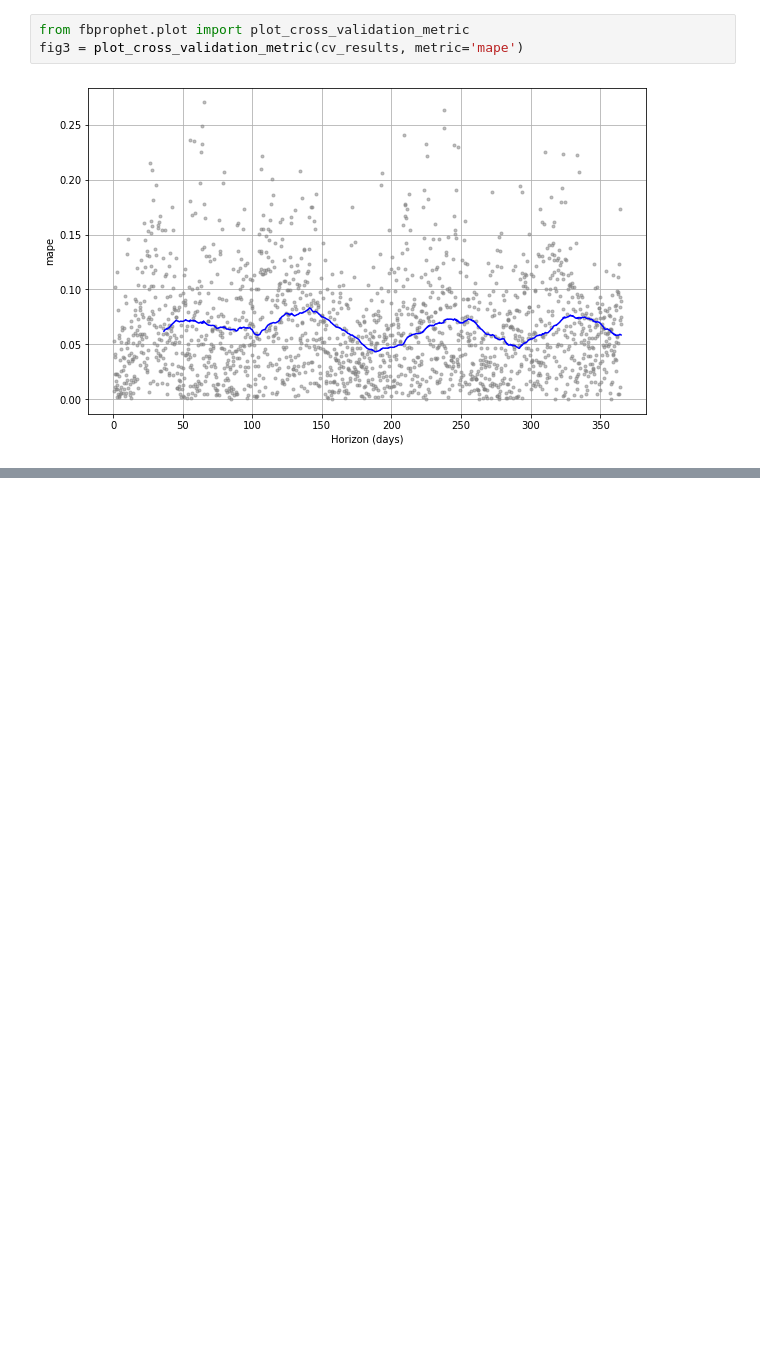
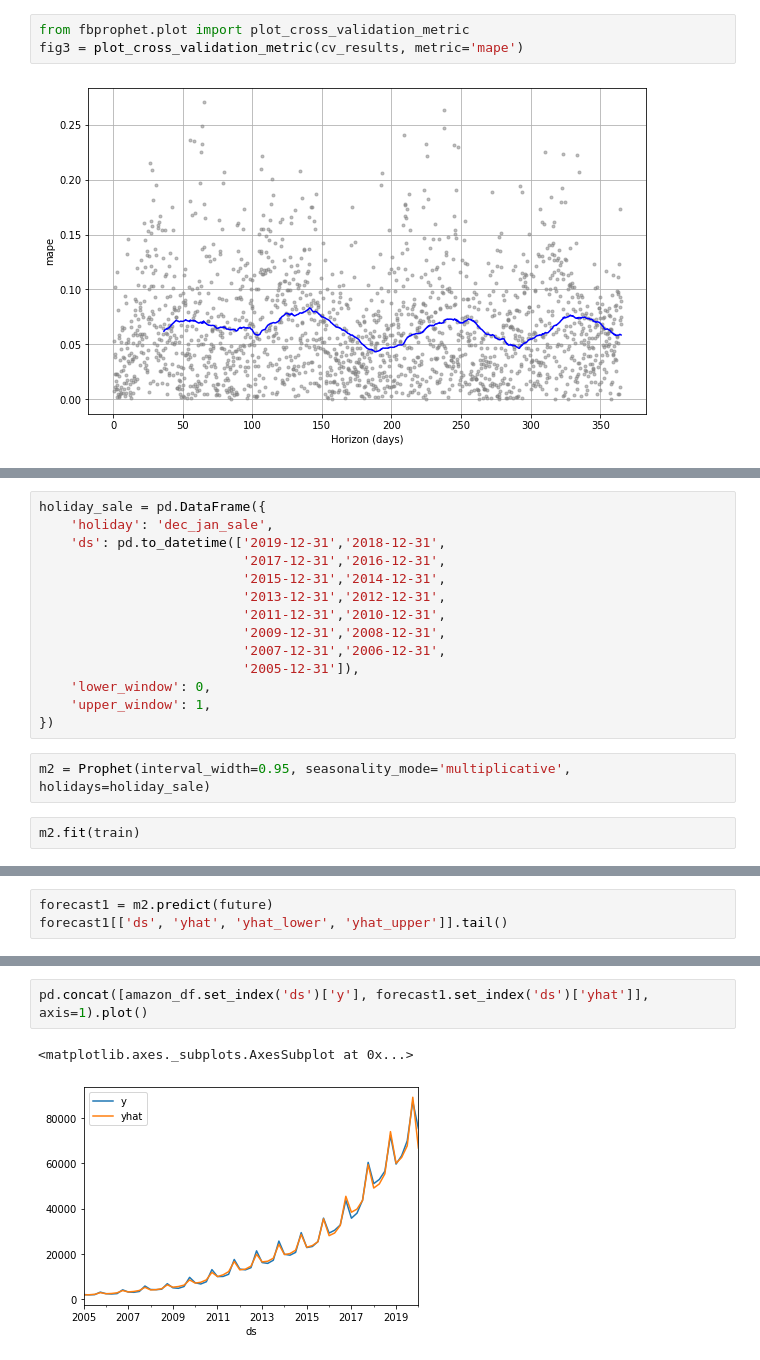
Before and after one commit to shelly2904/DATA_SCIENCE, a Jupyter notebook: Time Series/Time_Series_Algorithms.ipynb, the cells around one changed output, grey strips where cells are left out. Saved outputs shown, nothing was run; the diff lists cells and outputs as text; blank space fills up the shorter version.

```diff
--- a/Time Series/Time_Series_Algorithms.ipynb
+++ b/Time Series/Time_Series_Algorithms.ipynb
@@ -538,0 +629,18 @@ fig3 = plot_cross_validation_metric(cv_results, metric='mape')
+# %%
+holiday_sale = pd.DataFrame({
+    'holiday': 'dec_jan_sale',
+    'ds': pd.to_datetime(['2019-12-31','2018-12-31',
+                          '2017-12-31','2016-12-31',
+                          '2015-12-31','2014-12-31',
+                          '2013-12-31','2012-12-31',
+                          '2011-12-31','2010-12-31',
+                          '2009-12-31','2008-12-31',
+                          '2007-12-31','2006-12-31',
+                          '2005-12-31']),
+    'lower_window': 0,
+    'upper_window': 1,
+})
+# %%
+m2 = Prophet(interval_width=0.95, seasonality_mode='multiplicative', holidays=holiday_sale)
+# %%
+m2.fit(train)
@@ -538,0 +651,3 @@ fig3 = plot_cross_validation_metric(cv_results, metric='mape')
+# %%
+forecast1 = m2.predict(future)
+forecast1[['ds', 'yhat', 'yhat_lower', 'yhat_upper']].tail()
@@ -538,0 +661,5 @@ fig3 = plot_cross_validation_metric(cv_results, metric='mape')
+# %%
+pd.concat([amazon_df.set_index('ds')['y'], forecast1.set_index('ds')['yhat']], axis=1).plot()
+# %% [output]
+<matplotlib.axes._subplots.AxesSubplot at 0x...>
+[figure, added]
```
Also changed, not shown: parts of 22 cells of this notebook, 4 other files.
